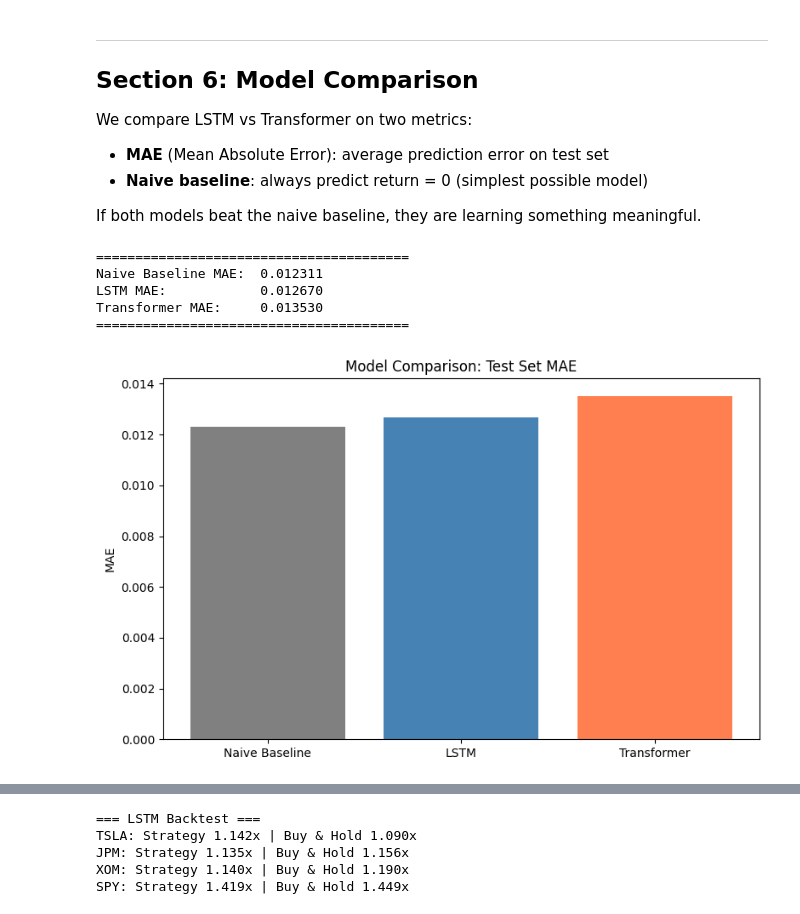
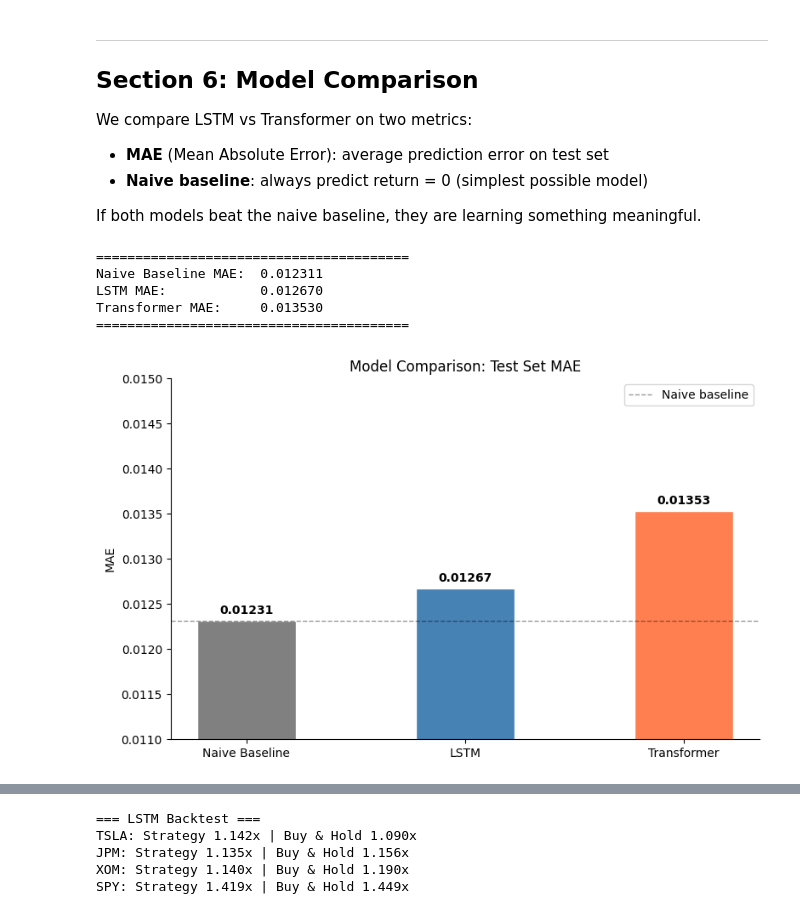
Before and after one commit to sophie61i/stock-forecasting-nn, a Jupyter notebook: project.ipynb, the cells around one changed output, grey strips where cells are left out. Drawn from its saved outputs; the diff is of its cells as text; code cells hidden in the pictures.

Commit message:
Add RSI feature, fix descriptions, add plot observations and reflection

```diff
--- a/project.ipynb
+++ b/project.ipynb
@@ -474,29 +508,52 @@ If both models beat the naive baseline, they are learning something meaningful.
 # %%
 # Naive baseline: always predict 0 return
 naive_preds = np.zeros_like(y_test)
 naive_mae   = np.mean(np.abs(naive_preds - y_test))
 
 print("=" * 40)
 print(f"Naive Baseline MAE:  {naive_mae:.6f}")
 print(f"LSTM MAE:            {lstm_mae:.6f}")
 print(f"Transformer MAE:     {transformer_mae:.6f}")
 print("=" * 40)
 
-# Bar chart comparison
+# Bar chart comparison across three models
 models = ["Naive Baseline", "LSTM", "Transformer"]
 maes   = [naive_mae, lstm_mae, transformer_mae]
 
-plt.figure(figsize=(8, 5))
-plt.bar(models, maes, color=["gray", "steelblue", "coral"])
-plt.ylabel("MAE")
-plt.title("Model Comparison: Test Set MAE")
+fig, ax = plt.subplots(figsize=(8, 5))
+
+# Draw bars with light white edge for separation
+bars = ax.bar(models, maes, color=["gray", "steelblue", "coral"],
+              edgecolor="white", width=0.45)
+
+# Zoom in y-axis to make differences more visible
+ax.set_ylim(0.011, 0.015)
+ax.set_ylabel("MAE")
+ax.set_title("Model Comparison: Test Set MAE")
+
+# Add exact MAE value on top of each bar
+for bar, mae in zip(bars, maes):
+    ax.text(bar.get_x() + bar.get_width()/2,
+            bar.get_height() + 0.00005,
+            f"{mae:.5f}",
+            ha="center", va="bottom", fontsize=10, fontweight="bold")
+
+# Dashed reference line at naive baseline level
+ax.axhline(y=naive_mae, color="black", linestyle="--",
+           alpha=0.4, linewidth=1, label="Naive baseline")
+ax.legend()
+
+# Remove top and right spines for cleaner look
+ax.spines["top"].set_visible(False)
+ax.spines["right"].set_visible(False)
+
 plt.tight_layout()
 plt.savefig("model_comparison.png", dpi=100)
 plt.show()
 # %% [output]
 ========================================
 Naive Baseline MAE:  0.012311
 LSTM MAE:            0.012670
 Transformer MAE:     0.013530
 ========================================
-[figure, old version]
+[figure, new version]
```
Also changed, not shown: parts of 20 cells of this notebook.
